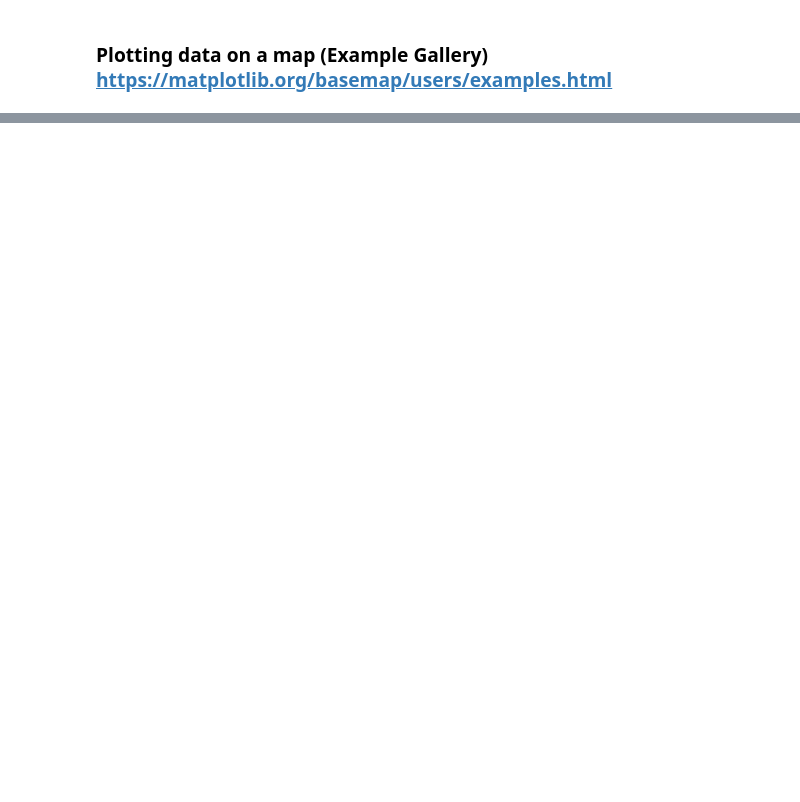
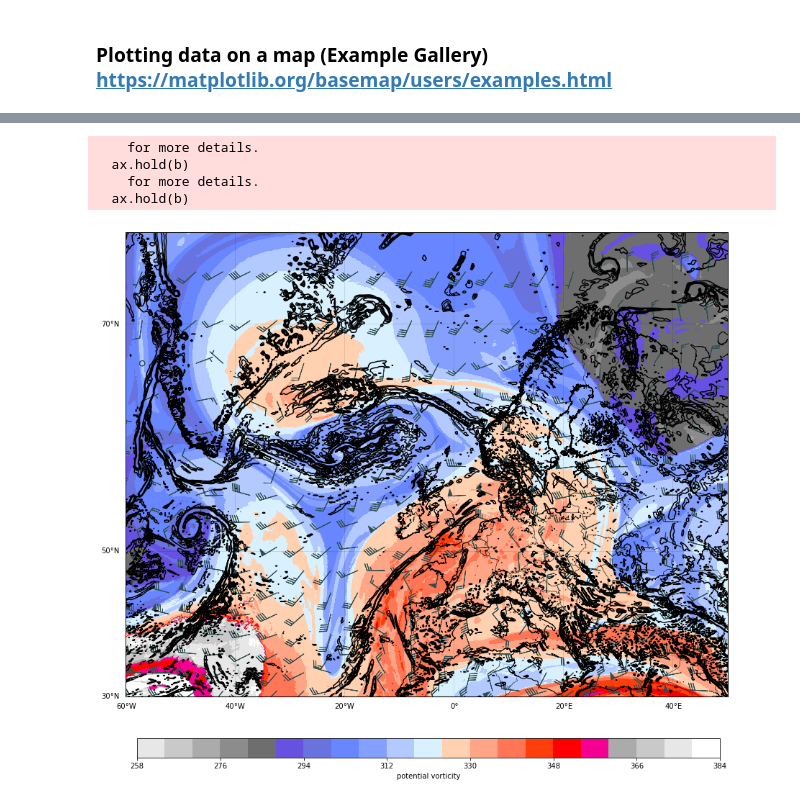
Before and after one commit to franzihe/Python_Masterthesis, a Jupyter notebook: Dyn_TropPause.ipynb, the cells around one changed output, grey strips where cells are left out. Saved outputs shown, nothing was run; the diff lists cells and outputs as text; code cells hidden in the pictures; blank space fills up the shorter version.

```diff
--- a/Dyn_TropPause.ipynb
+++ b/Dyn_TropPause.ipynb
@@ -328,0 +278,70 @@ plt.show()
+# %%
+### PLOT FIGURE
+fig = plt.figure(figsize=(15,12.5))
+ax = fig.add_subplot(1,1,1)
+
+
+
+### Draw Latitude Lines
+m.drawparallels(np.arange(-90.,120.,20.),labels=[1,0,0,0],fontsize=10,linewidth=0.2)
+
+
+### Draw Longitude Lines
+m.drawmeridians(np.arange(-180.,180.,20.),labels=[0,0,0,1],fontsize=10,linewidth=0.2)
+
+
+### Draw Map
+m.drawcoastlines()
+m.drawmapboundary()
+m.drawcountries()
+
+
+### Plot contour lines for pot. temp and fill
+levels = np.arange(258,390,6)
+cmap = colors.ListedColormap([no1, no2, no3, no4, no5, no6, no7, no8, no9, no10, \
+                              no11, no12, no13, no14, no15, no16, no17, no18, no19, no20, \
+                             no21])
+norm = colors.BoundaryNorm(boundaries = levels, ncolors=cmap.N)
+cs = m.contourf(plonsPT,platsPT,PT,levels,norm=norm,cmap=cmap)
+#cs = m.contourf(plons,plats,PT,levels,norm=norm,cmap=cmap)
+#cs = m.contourf(plonsUV,platsUV,wind_u,shading='flat',cmap = plt.cm.hot, norm=colors.LogNorm())
+#cs = m.contourf(plonsUV,platsUV,wind_v,shading='flat',cmap = plt.cm.hot, norm=colors.LogNorm())
+#cs = m.contourf(plonsVO,platsVO,rel_vort,shading='flat',cmap = plt.cm.hot)#, norm=colors.LogNorm())
+#cs = m.contourf(plons,plats,rel_vort,shading='flat',cmap = plt.cm.hot)#, norm=colors.LogNorm())
+
+
+
+### Plot contour lines for layer averaged rel. vort 925-850 hPa
+thickness = np.arange(0.5*10**(-4),3.*10**(-4),.5*10**(-4))
+#
+CVO = m.contour(plonsVO,platsVO,rel_vort,thickness,colors='k')
+#CVO = m.contour(plons,plats,rel_vort)#,thickness)#,colors='k')
+#plt.clabel(CVO, fontsize = 10, inline = 1, fmt = '%1.4f')
+
+### plot wind barbs
+plt.barbs(plonsUV,platsUV,u_wind2,v_wind2,barbcolor='darkslategray')
+
+
+### Add Colorbar
+cbaxes = fig.add_axes([0.14, 0.05, 0.75, 0.03])
+cbar = plt.colorbar(cs,orientation='horizontal',cax = cbaxes)#, cax = cbaxes)#, shrink=0.5)
+cbar.ax.set_xlabel('potential vorticity')
+
+### Title
+#fig.suptitle('%s%s%s/%s' % (year, mon, date, time), fontsize=14, fontweight='bold')
+#ax.set_title('Dynamic Tropopause Map at 2 PVU, \n \
+#wind barbs (m s$^{-1}$), \n \
+#potential temperature (K, shaded according to colorbar), \n \
+#925-850-hPa layer-averaged cyclonic relative vorticity (black contours, every 0.5 x 10$^{-4}$ s$^{-1}$), \n')
+
+### Save
+#plt.savefig('../synoptic_figs/DynTropo_%s%s%s_%s.png' % (year, mon, date,time))
+#plt.savefig('dyn_tropo.png')     # Set the output file name
+
+plt.show()
+# %% [output]
+    for more details.
+  ax.hold(b)
+    for more details.
+  ax.hold(b)
+[figure, added]
```
Also changed, not shown: parts of 20 cells of this notebook.
